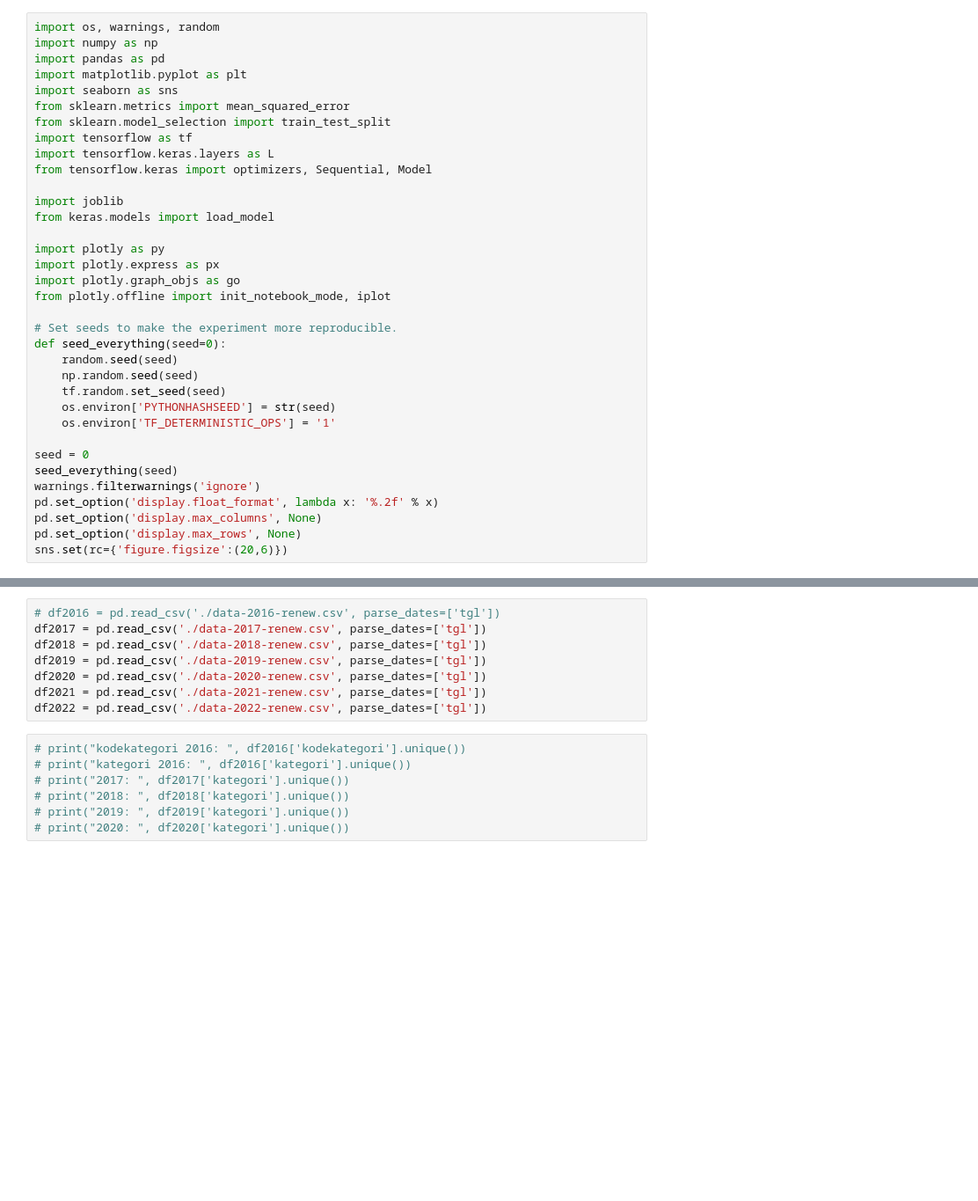
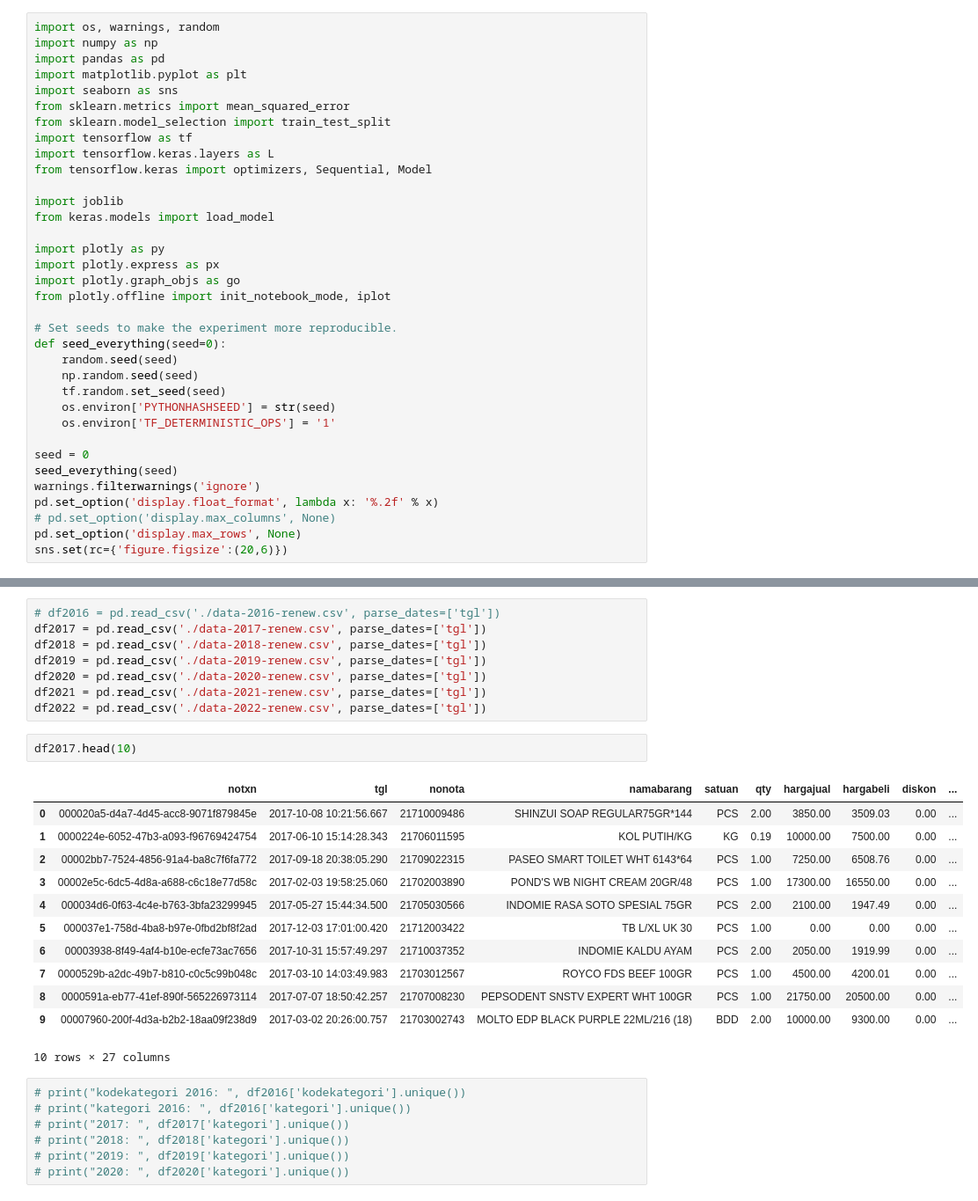
Before and after one commit to diegoray/sales-prediction-gru, a Jupyter notebook: ipynb/EDA.ipynb, the cells around one changed output, grey strips where cells are left out. Shown at 88% size. Cells and saved outputs as stored; diff of their text form; blank space fills up the shorter version.

```diff
--- a/ipynb/EDA.ipynb
+++ b/ipynb/EDA.ipynb
@@ -42,7 +42,7 @@ seed = 0
 seed_everything(seed)
 warnings.filterwarnings('ignore')
 pd.set_option('display.float_format', lambda x: '%.2f' % x)
-pd.set_option('display.max_columns', None)
+# pd.set_option('display.max_columns', None)
 pd.set_option('display.max_rows', None)
 sns.set(rc={'figure.figsize':(20,6)})
 # %% [markdown]
@@ -55,6 +55,21 @@ df2019 = pd.read_csv('./data-2019-renew.csv', parse_dates=['tgl'])
 df2020 = pd.read_csv('./data-2020-renew.csv', parse_dates=['tgl'])
 df2021 = pd.read_csv('./data-2021-renew.csv', parse_dates=['tgl'])
 df2022 = pd.read_csv('./data-2022-renew.csv', parse_dates=['tgl'])
+# %%
+df2017.head(10)
+# %% [output]
+|  | notxn | tgl | nonota | namabarang | satuan | qty | hargajual | hargabeli | diskon | ... |
+| 0 | 000020a5-d4a7-4d45-acc8-9071f879845e | 2017-10-08 10:21:56.667 | 21710009486 | SHINZUI SOAP REGULAR75GR*144 | PCS | 2.00 | 3850.00 | 3509.03 | 0.00 | ... |
+| 1 | 0000224e-6052-47b3-a093-f96769424754 | 2017-06-10 15:14:28.343 | 21706011595 | KOL PUTIH/KG | KG | 0.19 | 10000.00 | 7500.00 | 0.00 | ... |
+| 2 | 00002bb7-7524-4856-91a4-ba8c7f6fa772 | 2017-09-18 20:38:05.290 | 21709022315 | PASEO SMART TOILET WHT 6143*64 | PCS | 1.00 | 7250.00 | 6508.76 | 0.00 | ... |
+| 3 | 00002e5c-6dc5-4d8a-a688-c6c18e77d58c | 2017-02-03 19:58:25.060 | 21702003890 | POND'S WB NIGHT CREAM 20GR/48 | PCS | 1.00 | 17300.00 | 16550.00 | 0.00 | ... |
+| 4 | 000034d6-0f63-4c4e-b763-3bfa23299945 | 2017-05-27 15:44:34.500 | 21705030566 | INDOMIE RASA SOTO SPESIAL 75GR | PCS | 2.00 | 2100.00 | 1947.49 | 0.00 | ... |
+| 5 | 000037e1-758d-4ba8-b97e-0fbd2bf8f2ad | 2017-12-03 17:01:00.420 | 21712003422 | TB L/XL UK 30 | PCS | 1.00 | 0.00 | 0.00 | 0.00 | ... |
+| 6 | 00003938-8f49-4af4-b10e-ecfe73ac7656 | 2017-10-31 15:57:49.297 | 21710037352 | INDOMIE KALDU AYAM | PCS | 2.00 | 2050.00 | 1919.99 | 0.00 | ... |
+| 7 | 0000529b-a2dc-49b7-b810-c0c5c99b048c | 2017-03-10 14:03:49.983 | 21703012567 | ROYCO FDS BEEF 100GR | PCS | 1.00 | 4500.00 | 4200.01 | 0.00 | ... |
+| 8 | 0000591a-eb77-41ef-890f-565226973114 | 2017-07-07 18:50:42.257 | 21707008230 | PEPSODENT SNSTV EXPERT WHT 100GR | PCS | 1.00 | 21750.00 | 20500.00 | 0.00 | ... |
+| 9 | 00007960-200f-4d3a-b2b2-18aa09f238d9 | 2017-03-02 20:26:00.757 | 21703002743 | MOLTO EDP BLACK PURPLE 22ML/216 (18) | BDD | 2.00 | 10000.00 | 9300.00 | 0.00 | ... |
+10 rows × 27 columns
 # %%
 # print("kodekategori 2016: ", df2016['kodekategori'].unique())
 # print("kategori 2016: ", df2016['kategori'].unique())
```
Also changed, not shown: 1 other file.
